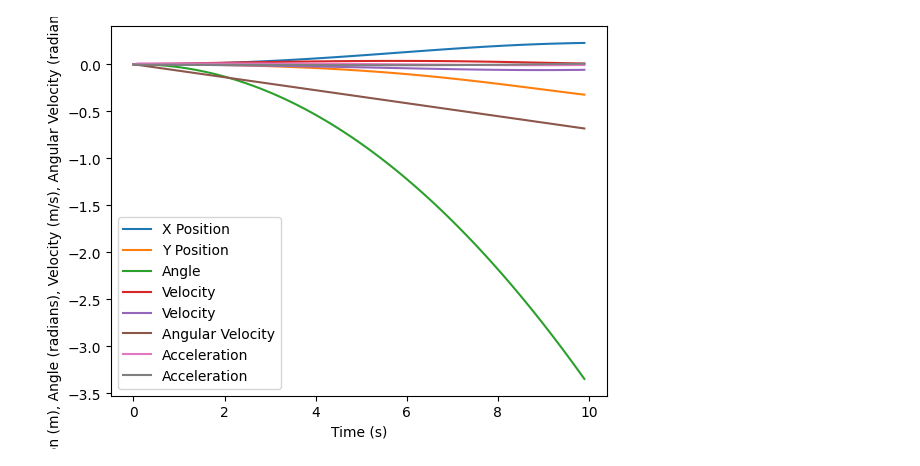
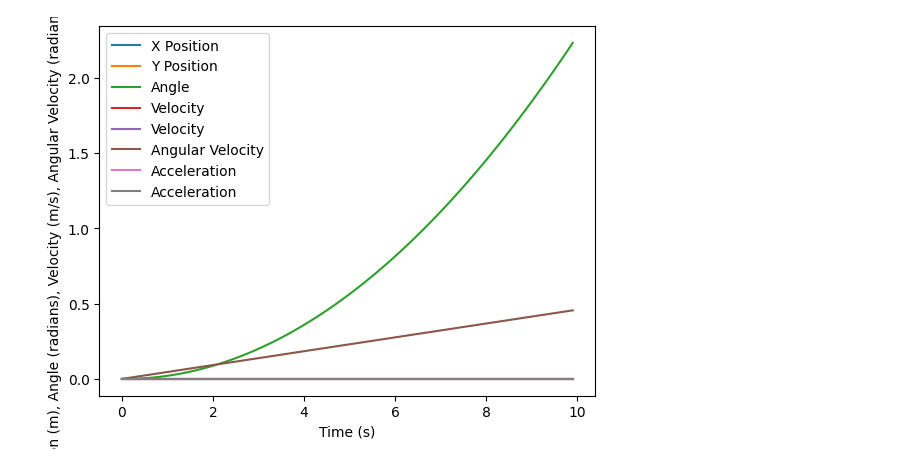
Before and after one commit to jzyzak/python-refresher, a Jupyter notebook: physics_Plotting_and_Testing.ipynb, the cells around one changed output. Saved outputs shown, nothing was run; the diff lists cells and outputs as text; code cells hidden in the pictures.

Commit message:
plotting more

```diff
--- a/physics_Plotting_and_Testing.ipynb
+++ b/physics_Plotting_and_Testing.ipynb
@@ -2,7 +2,7 @@
 import physics
 import numpy as np
 # %%
-t_test, x_test, y_test, theta_test, v_test, omega_test, a_test = physics.simulate_auv2_motion(np.array([1, 3, 1, 2]), 0.5, 1.5, 1.8)
+t_test, x_test, y_test, theta_test, v_test, omega_test, a_test = physics.simulate_auv2_motion(np.array([1, 0, 1, 0]), 0.5, 1.5, 1.8)
 physics.plot_auv2_motion(t_test, x_test, y_test, theta_test, v_test, omega_test, a_test)
 # %% [output]
-[figure, old version]
+[figure, new version]
```
